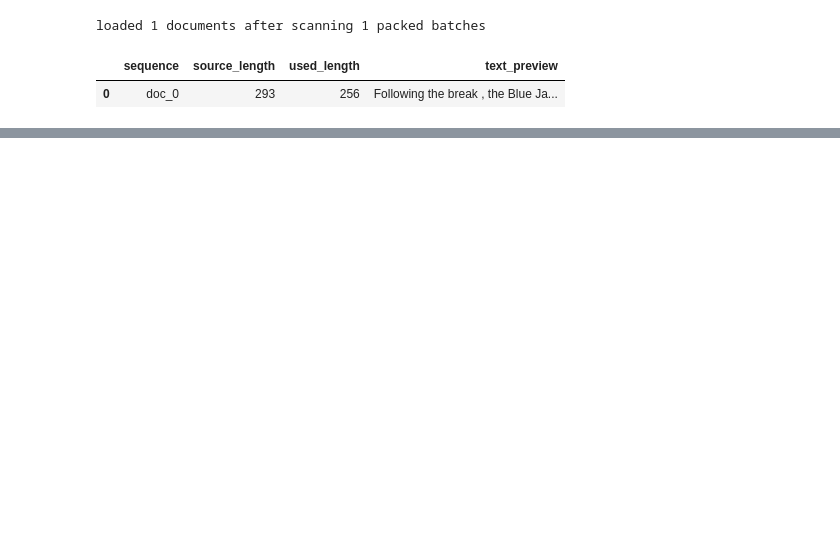
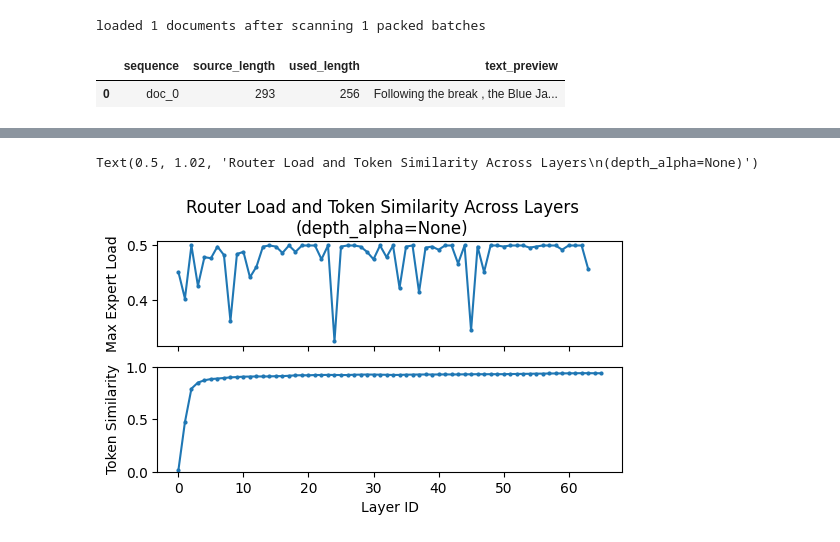
Before and after one commit to nano-moe/nanomoe, a Jupyter notebook: notebook/hidden_state_inspect.ipynb, the cells around one changed output, grey strips where cells are left out. Saved outputs shown, nothing was run; the diff lists cells and outputs as text; code cells hidden in the pictures; blank space fills up the shorter version.

```diff
--- a/notebook/hidden_state_inspect.ipynb
+++ b/notebook/hidden_state_inspect.ipynb
@@ -395,3 +426,18 @@ for entry in router_entries:
+# %%
+import numpy as np
+import matplotlib.pyplot as plt
+fig, ax = plt.subplots(2, 1, figsize=(6, 3), sharex=True)
+ax[0].plot(np.stack(all_loads).max(-1), marker='o', markersize=2)
+ax[1].plot(token_sims, marker='o', markersize=2)
+ax[1].set_xlabel("Layer ID")
+ax[0].set_ylabel("Max Expert Load")
+ax[1].set_ylabel("Token Similarity")
+# ax[0].set_ylim(0, 0.26)
+ax[1].set_ylim(0.0, 1.0)
+fig.suptitle("Router Load and Token Similarity Across Layers\n(depth_alpha={})".format(config.depth_alpha), y=1.02)
+# %% [output]
+Text(0.5, 1.02, 'Router Load and Token Similarity Across Layers\n(depth_alpha=None)')
+[figure, added]
 # %%
 import numpy as np
 import matplotlib.pyplot as plt
```
Also changed, not shown: parts of 6 cells of this notebook, 5 other files.
